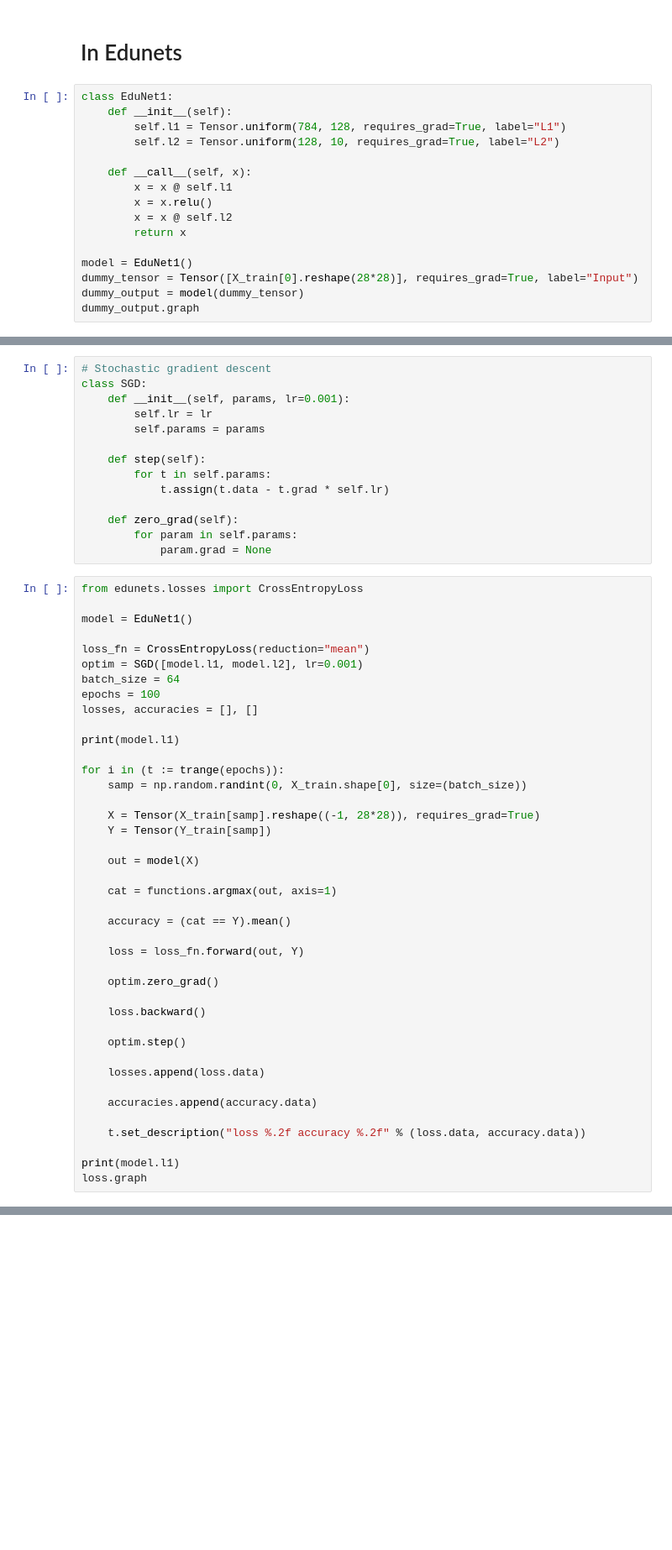
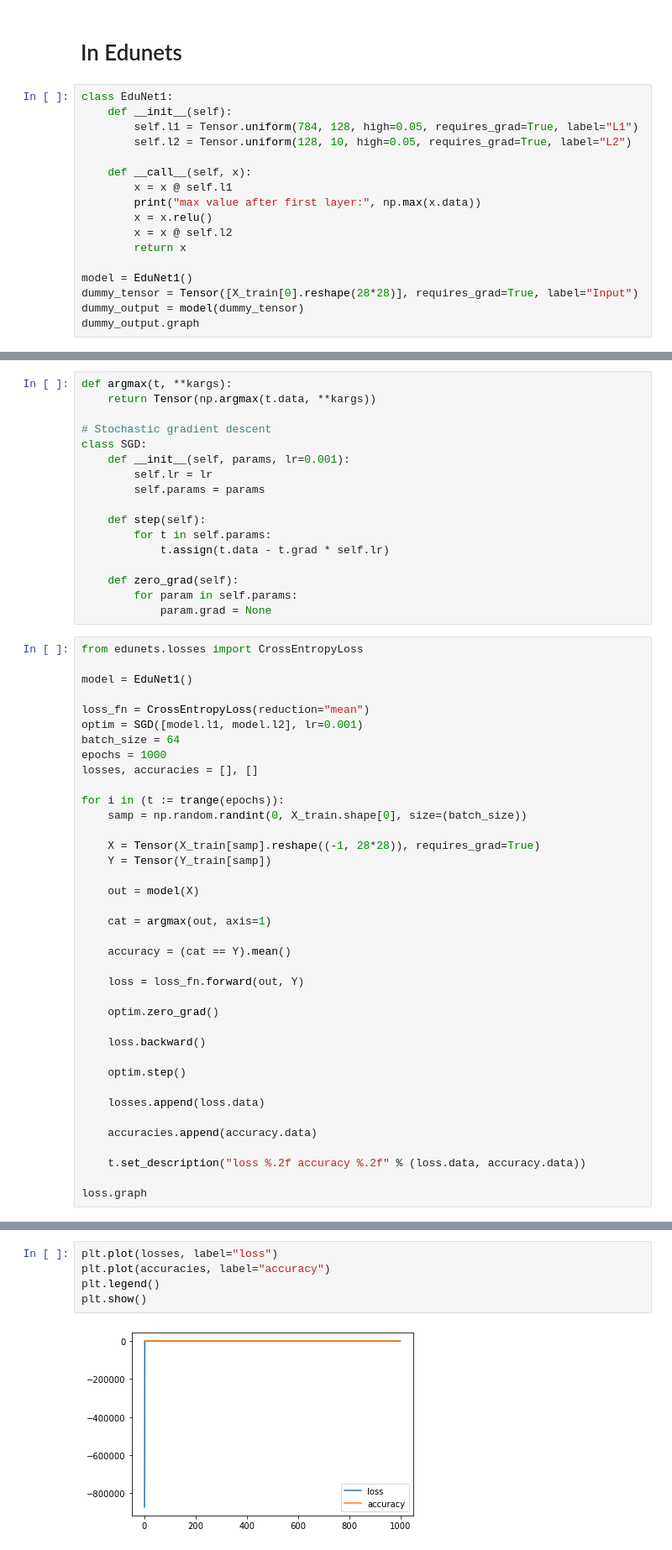
Before and after one commit to goncalogiga/edunets, a Jupyter notebook: demos.ipynb, the cells around one changed output, grey strips where cells are left out. Shown at 84% size. Saved outputs shown, nothing was run; the diff lists cells and outputs as text; blank space fills up the shorter version.

```diff
--- a/demos.ipynb
+++ b/demos.ipynb
@@ -167,11 +166,12 @@ loss: tensor(31.8167, grad_fn=<NllLossBackward>)
 # %%
 class EduNet1:
     def __init__(self):
-        self.l1 = Tensor.uniform(784, 128, requires_grad=True, label="L1")
-        self.l2 = Tensor.uniform(128, 10, requires_grad=True, label="L2")
+        self.l1 = Tensor.uniform(784, 128, high=0.05, requires_grad=True, label="L1")
+        self.l2 = Tensor.uniform(128, 10, high=0.05, requires_grad=True, label="L2")
 
     def __call__(self, x):
         x = x @ self.l1
+        print("max value after first layer:", np.max(x.data))
         x = x.relu()
         x = x @ self.l2
         return x
@@ -184,5 +187,8 @@ dummy_output.graph
 [drawing not drawn]
 # %%
+def argmax(t, **kargs):
+    return Tensor(np.argmax(t.data, **kargs))
+
 # Stochastic gradient descent
 class SGD:
     def __init__(self, params, lr=0.001):
@@ -204,10 +210,8 @@ model = EduNet1()
 loss_fn = CrossEntropyLoss(reduction="mean")
 optim = SGD([model.l1, model.l2], lr=0.001)
 batch_size = 64
-epochs = 100
+epochs = 1000
 losses, accuracies = [], []
-
-print(model.l1)
 
 for i in (t := trange(epochs)):
     samp = np.random.randint(0, X_train.shape[0], size=(batch_size))
@@ -217,7 +221,7 @@ for i in (t := trange(epochs)):
 
     out = model(X)
 
-    cat = functions.argmax(out, axis=1)
+    cat = argmax(out, axis=1)
 
     accuracy = (cat == Y).mean()
 
@@ -235,6 +239,5 @@ for i in (t := trange(epochs)):
 
     t.set_description("loss %.2f accuracy %.2f" % (loss.data, accuracy.data))
 
-print(model.l1)
 loss.graph
 # %% [output]
@@ -261,0 +449,7 @@ tensor([[nan, nan, nan, ..., nan, nan, nan],
+# %%
+plt.plot(losses, label="loss")
+plt.plot(accuracies, label="accuracy")
+plt.legend()
+plt.show()
+# %% [output]
+[figure, added]
```
Also changed, not shown: parts of 3 cells of this notebook, 4 other files.
